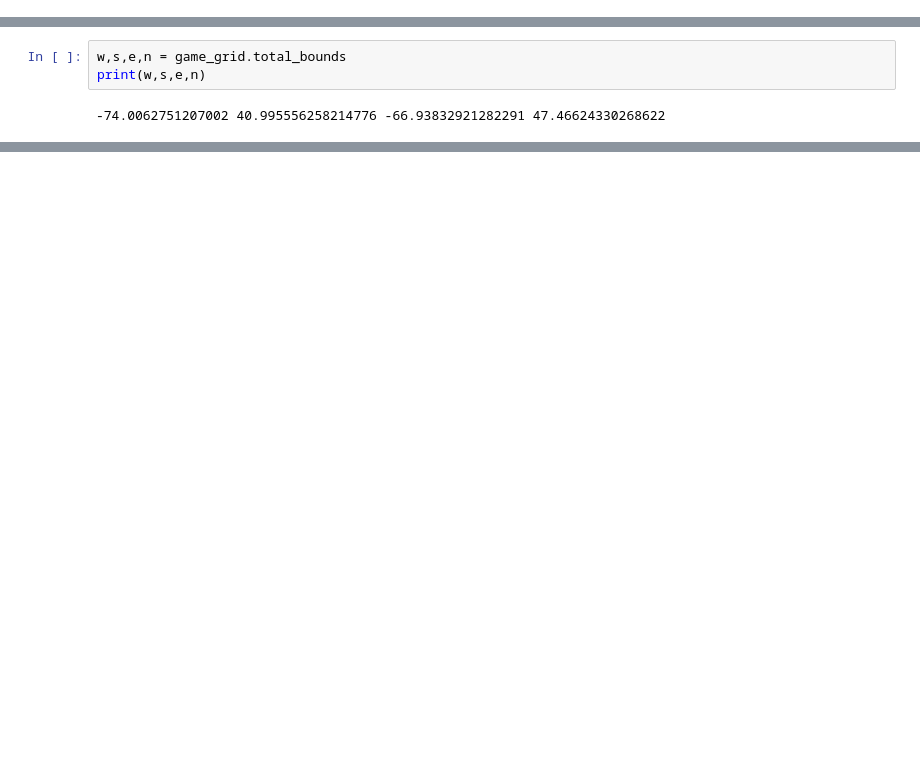
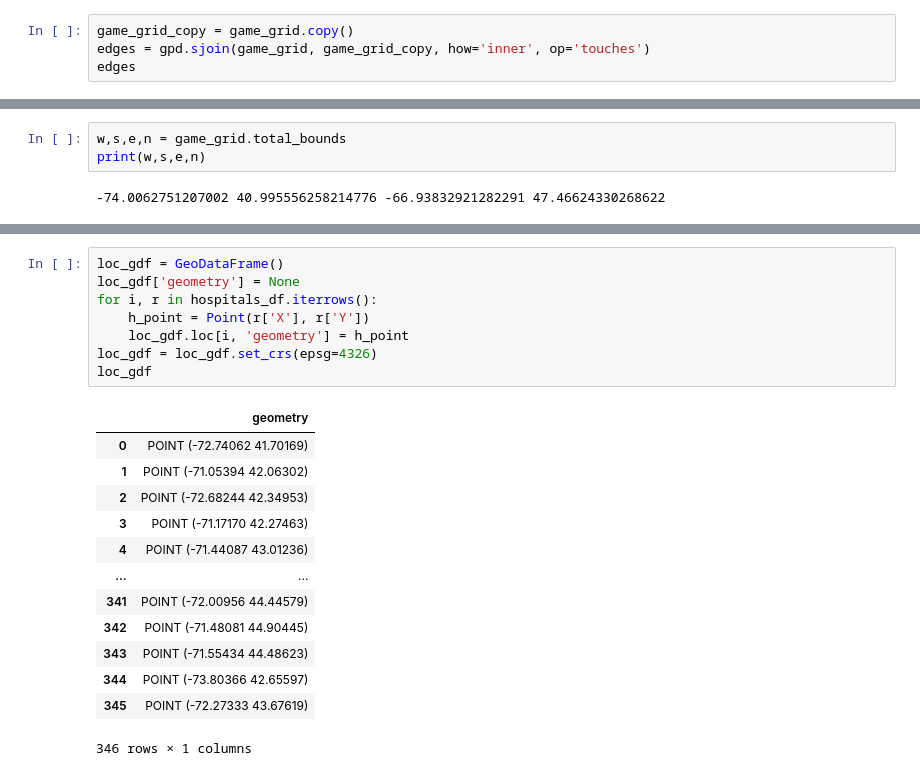
Before and after one commit to Alex967CW/remote-sensing-final, a Jupyter notebook: final_exercise_reference.ipynb, the cells around one changed output, grey strips where cells are left out. Cells and saved outputs as stored; diff of their text form; blank space fills up the shorter version.

```diff
--- a/final_exercise_reference.ipynb
+++ b/final_exercise_reference.ipynb
@@ -104,0 +100,4 @@ game_grid.plot(column='transport_score', ax=ax)
+# %%
+game_grid_copy = game_grid.copy()
+edges = gpd.sjoin(game_grid, game_grid_copy, how='inner', op='touches')
+edges
@@ -148,0 +163,22 @@ hospitals_df
+# %%
+loc_gdf = GeoDataFrame()
+loc_gdf['geometry'] = None
+for i, r in hospitals_df.iterrows():
+    h_point = Point(r['X'], r['Y'])
+    loc_gdf.loc[i, 'geometry'] = h_point
+loc_gdf = loc_gdf.set_crs(epsg=4326)
+loc_gdf
+# %% [output]
+|  | geometry |
+| 0 | POINT (-72.74062 41.70169) |
+| 1 | POINT (-71.05394 42.06302) |
+| 2 | POINT (-72.68244 42.34953) |
+| 3 | POINT (-71.17170 42.27463) |
+| 4 | POINT (-71.44087 43.01236) |
+| ... | ... |
+| 341 | POINT (-72.00956 44.44579) |
+| 342 | POINT (-71.48081 44.90445) |
+| 343 | POINT (-71.55434 44.48623) |
+| 344 | POINT (-73.80366 42.65597) |
+| 345 | POINT (-72.27333 43.67619) |
+346 rows × 1 columns
```
Also changed, not shown: parts of 17 cells of this notebook.
